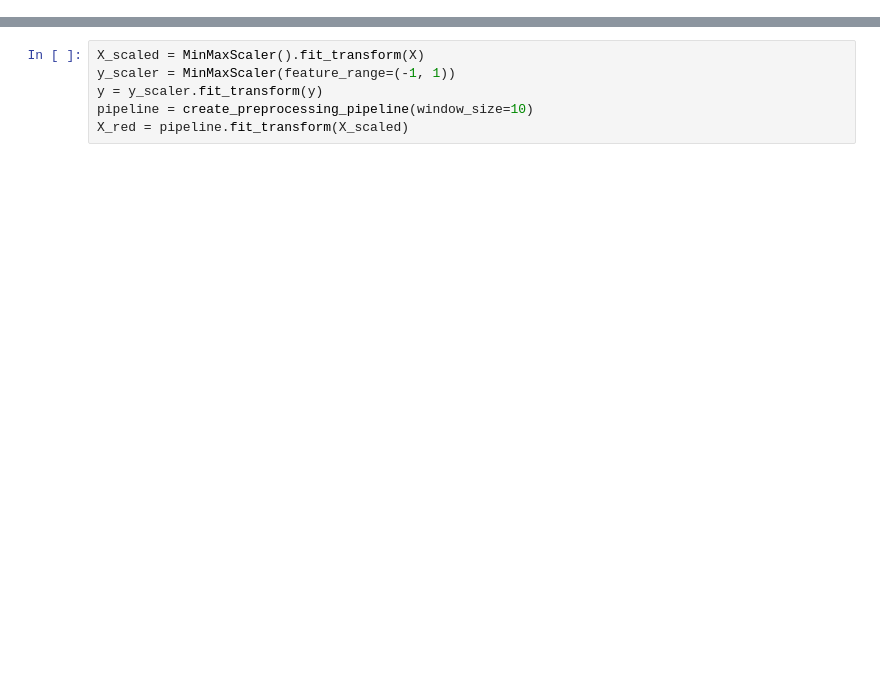
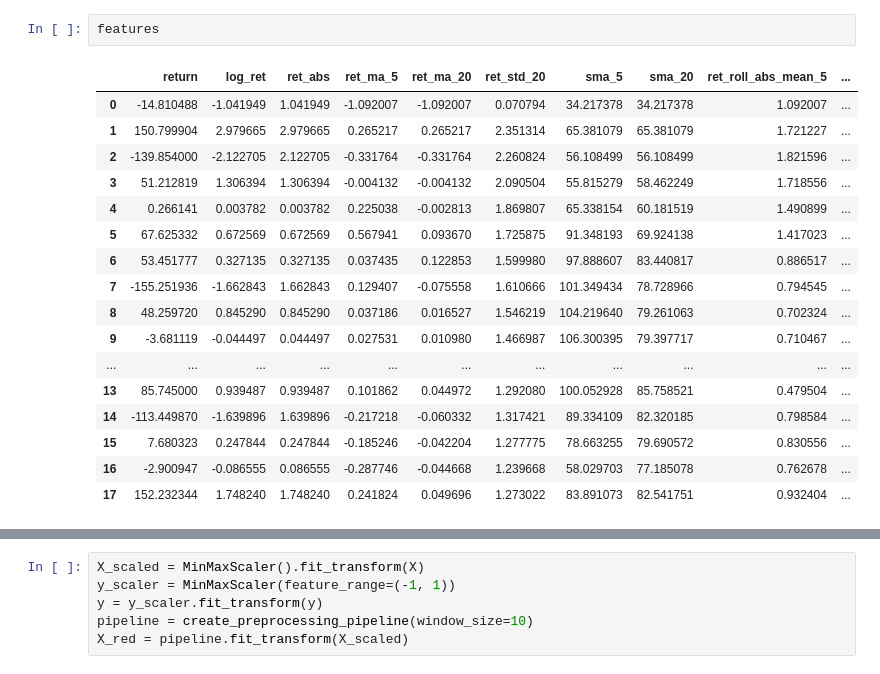
Before and after one commit to PascalS55/lstm_stock_predictions, a Jupyter notebook: src/test.ipynb, the cells around one changed output, grey strips where cells are left out. Cells and saved outputs as stored; diff of their text form; blank space fills up the shorter version.

```diff
--- a/src/test.ipynb
+++ b/src/test.ipynb
@@ -11,0 +61,20 @@ import numpy as np
+# %%
+features
+# %% [output]
+|  | return | log_ret | ret_abs | ret_ma_5 | ret_ma_20 | ret_std_20 | sma_5 | sma_20 | ret_roll_abs_mean_5 | ... |
+| 0 | -14.810488 | -1.041949 | 1.041949 | -1.092007 | -1.092007 | 0.070794 | 34.217378 | 34.217378 | 1.092007 | ... |
+| 1 | 150.799904 | 2.979665 | 2.979665 | 0.265217 | 0.265217 | 2.351314 | 65.381079 | 65.381079 | 1.721227 | ... |
+| 2 | -139.854000 | -2.122705 | 2.122705 | -0.331764 | -0.331764 | 2.260824 | 56.108499 | 56.108499 | 1.821596 | ... |
+| 3 | 51.212819 | 1.306394 | 1.306394 | -0.004132 | -0.004132 | 2.090504 | 55.815279 | 58.462249 | 1.718556 | ... |
+| 4 | 0.266141 | 0.003782 | 0.003782 | 0.225038 | -0.002813 | 1.869807 | 65.338154 | 60.181519 | 1.490899 | ... |
+| 5 | 67.625332 | 0.672569 | 0.672569 | 0.567941 | 0.093670 | 1.725875 | 91.348193 | 69.924138 | 1.417023 | ... |
+| 6 | 53.451777 | 0.327135 | 0.327135 | 0.037435 | 0.122853 | 1.599980 | 97.888607 | 83.440817 | 0.886517 | ... |
+| 7 | -155.251936 | -1.662843 | 1.662843 | 0.129407 | -0.075558 | 1.610666 | 101.349434 | 78.728966 | 0.794545 | ... |
+| 8 | 48.259720 | 0.845290 | 0.845290 | 0.037186 | 0.016527 | 1.546219 | 104.219640 | 79.261063 | 0.702324 | ... |
+| 9 | -3.681119 | -0.044497 | 0.044497 | 0.027531 | 0.010980 | 1.466987 | 106.300395 | 79.397717 | 0.710467 | ... |
+| ... | ... | ... | ... | ... | ... | ... | ... | ... | ... | ... |
+| 13 | 85.745000 | 0.939487 | 0.939487 | 0.101862 | 0.044972 | 1.292080 | 100.052928 | 85.758521 | 0.479504 | ... |
+| 14 | -113.449870 | -1.639896 | 1.639896 | -0.217218 | -0.060332 | 1.317421 | 89.334109 | 82.320185 | 0.798584 | ... |
+| 15 | 7.680323 | 0.247844 | 0.247844 | -0.185246 | -0.042204 | 1.277775 | 78.663255 | 79.690572 | 0.830556 | ... |
+| 16 | -2.900947 | -0.086555 | 0.086555 | -0.287746 | -0.044668 | 1.239668 | 58.029703 | 77.185078 | 0.762678 | ... |
+| 17 | 152.232344 | 1.748240 | 1.748240 | 0.241824 | 0.049696 | 1.273022 | 83.891073 | 82.541751 | 0.932404 | ... |
```
Also changed, not shown: parts of 19 cells of this notebook, 18 other files.
